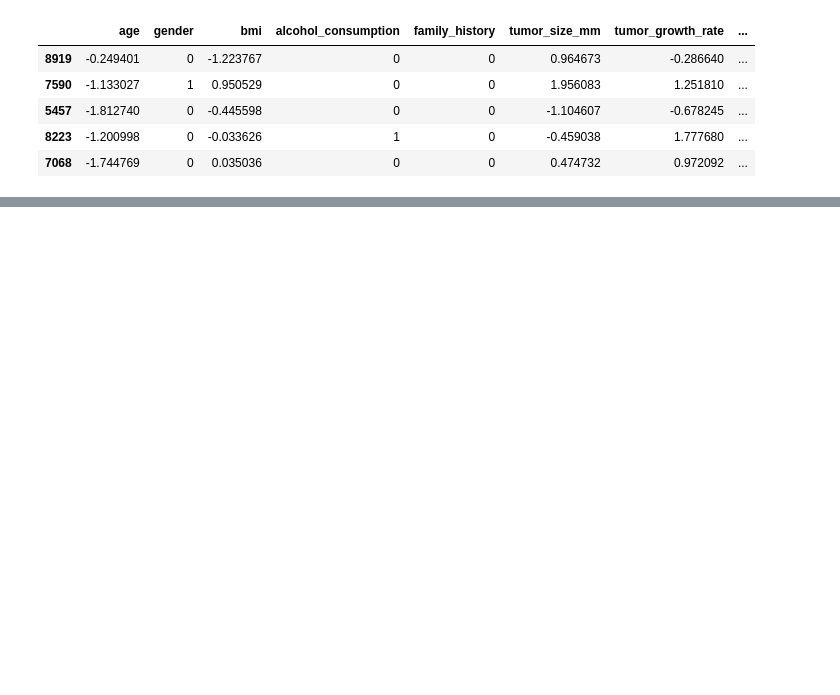
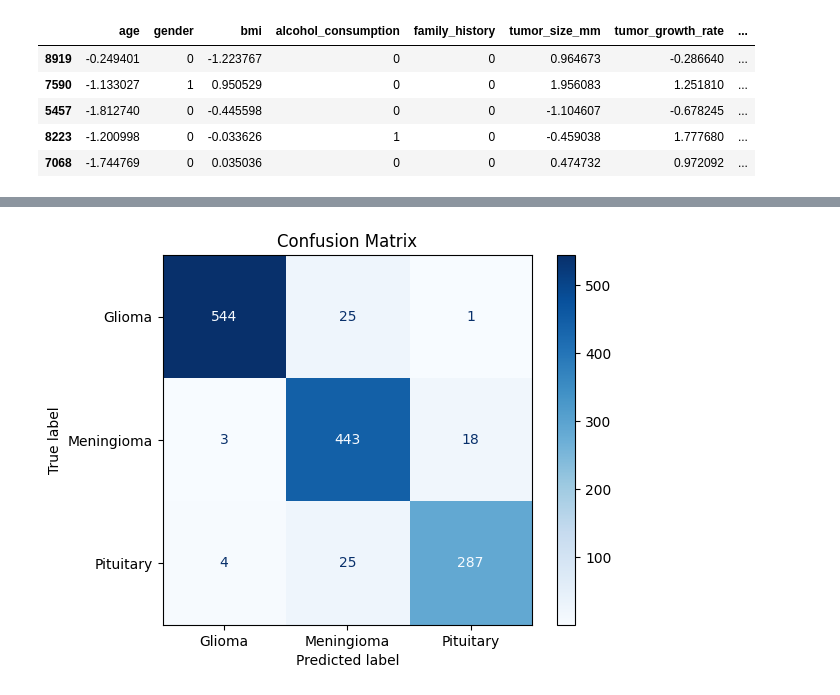
Before and after one commit to BlackBossX/Brain-Tumor-Classification, a Jupyter notebook: notebooks/BrainTumorClassification.ipynb, the cells around one changed output, grey strips where cells are left out. Cells and saved outputs as stored; diff of their text form; code cells hidden in the pictures; blank space fills up the shorter version.

```diff
--- a/notebooks/BrainTumorClassification.ipynb
+++ b/notebooks/BrainTumorClassification.ipynb
@@ -483,0 +491,7 @@ X_train.head()
+# %%
+label_encoder = LabelEncoder()
+
+Y_train = label_encoder.fit_transform(Y_train)
+
+y_val = label_encoder.transform(y_val)
+y_test = label_encoder.transform(y_test)
@@ -483,0 +623,14 @@ X_train.head()
+# %%
+
+cm = confusion_matrix(y_test, predicted_classes)
+
+disp = ConfusionMatrixDisplay(
+    confusion_matrix=cm,
+    display_labels=["Glioma", "Meningioma", "Pituitary"]
+)
+
+disp.plot(cmap="Blues")
+plt.title("Confusion Matrix")
+plt.show()
+# %% [output]
+[figure, added]
```
Also changed, not shown: parts of 22 cells of this notebook.
